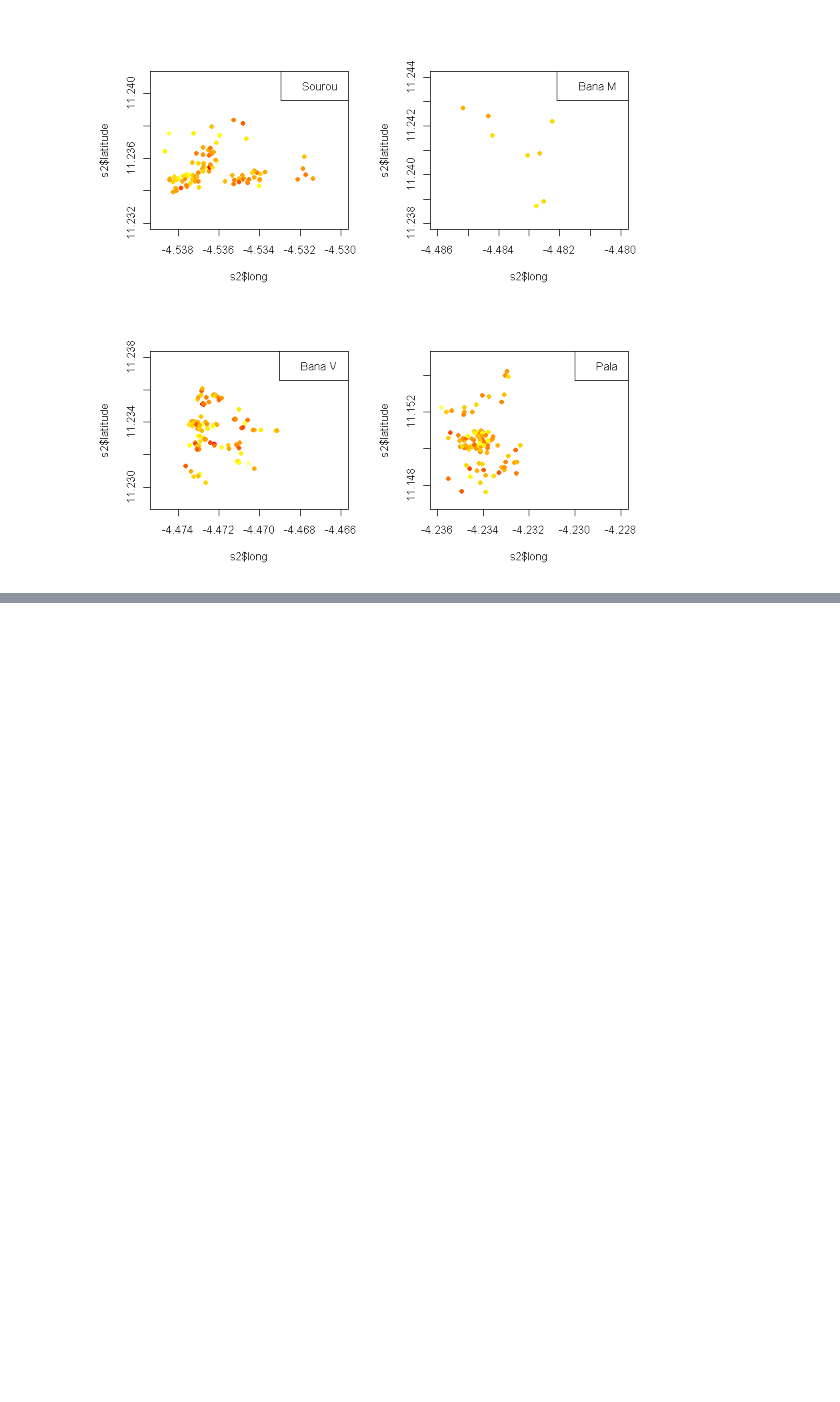
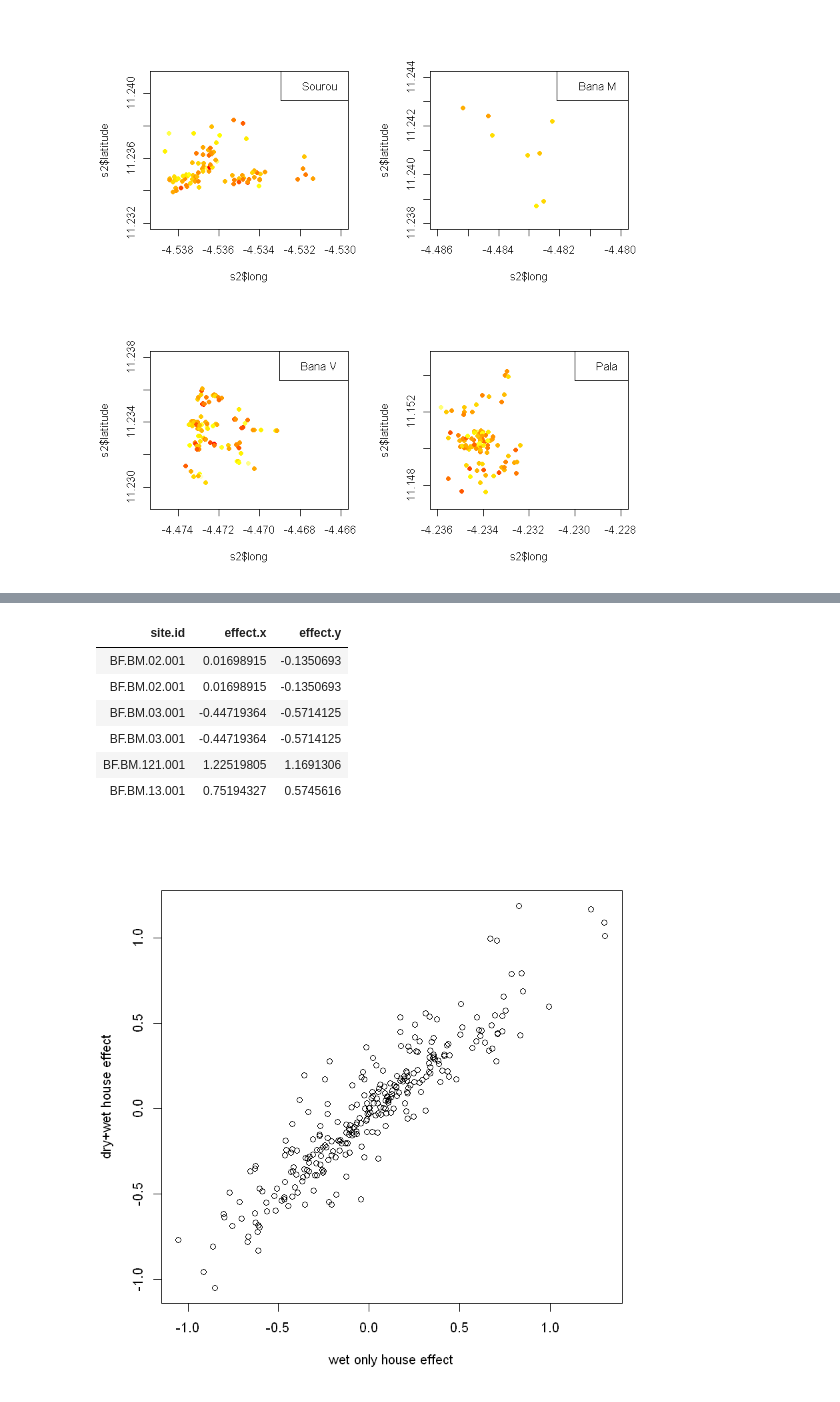
Before and after one commit to tinyuhui/PSC_modelling, a Jupyter notebook: Spatial.ipynb, the cells around one changed output, grey strips where cells are left out. Saved outputs shown, nothing was run; the diff lists cells and outputs as text; code cells hidden in the pictures; blank space fills up the shorter version.

```diff
--- a/Spatial.ipynb
+++ b/Spatial.ipynb
@@ -224,0 +318,14 @@ legend('topright', legend='Pala')
+# %%
+# CORR BETWEEN THE TWO?
+s<-merge(s2[,1:2], s2_all[,1:2], by='site.id', all=T)
+head(s)
+plot(s$effect.x, s$effect.y, xlab='wet only house effect', ylab='dry+wet house effect')
+# %% [output]
+| site.id | effect.x | effect.y |
+| BF.BM.02.001 | 0.01698915 | -0.1350693 |
+| BF.BM.02.001 | 0.01698915 | -0.1350693 |
+| BF.BM.03.001 | -0.44719364 | -0.5714125 |
+| BF.BM.03.001 | -0.44719364 | -0.5714125 |
+| BF.BM.121.001 | 1.22519805 | 1.1691306 |
+| BF.BM.13.001 | 0.75194327 | 0.5745616 |
+[figure, added]
```
Also changed, not shown: parts of 8 cells of this notebook.
